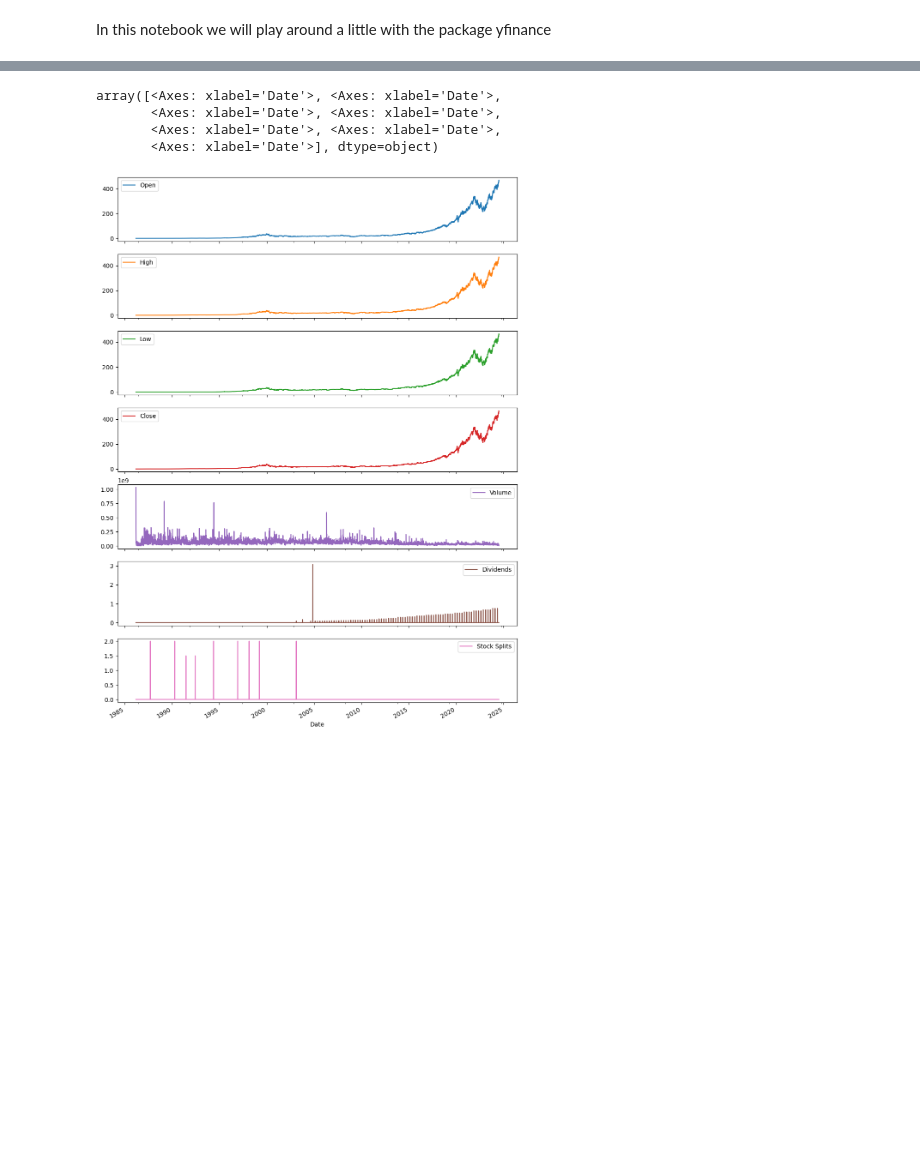
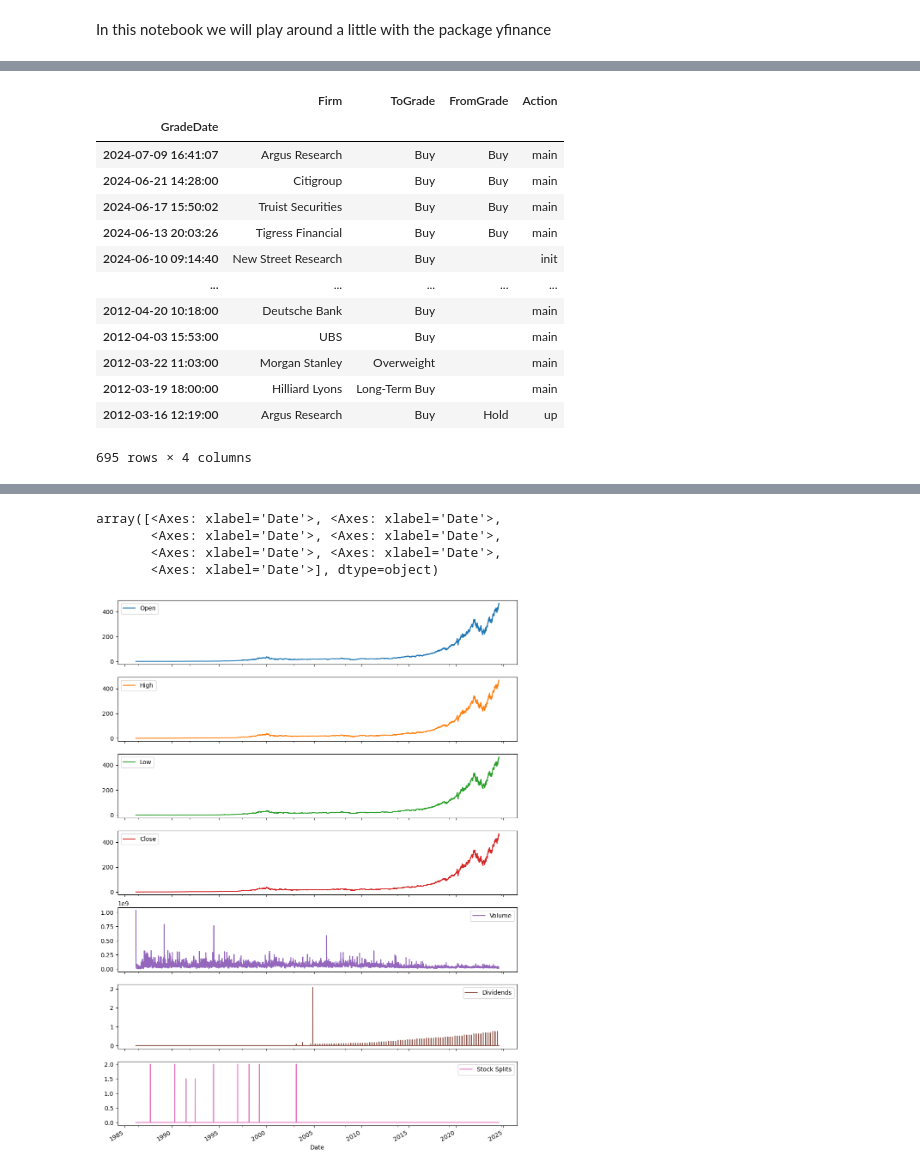
Before and after one commit to HiggsP10/Portfolio_Optimization, a Jupyter notebook: notebooks/arvind-work.ipynb, the cells around one changed output, grey strips where cells are left out. Saved outputs shown, nothing was run; the diff lists cells and outputs as text; code cells hidden in the pictures; blank space fills up the shorter version.

```diff
--- a/notebooks/arvind-work.ipynb
+++ b/notebooks/arvind-work.ipynb
@@ -487,0 +124,17 @@ goog_options
+# %%
+msft.get_upgrades_downgrades()
+# %% [output]
+|  | Firm | ToGrade | FromGrade | Action |
+| GradeDate |  |  |  |  |
+| 2024-07-09 16:41:07 | Argus Research | Buy | Buy | main |
+| 2024-06-21 14:28:00 | Citigroup | Buy | Buy | main |
+| 2024-06-17 15:50:02 | Truist Securities | Buy | Buy | main |
+| 2024-06-13 20:03:26 | Tigress Financial | Buy | Buy | main |
+| 2024-06-10 09:14:40 | New Street Research | Buy |  | init |
+| ... | ... | ... | ... | ... |
+| 2012-04-20 10:18:00 | Deutsche Bank | Buy |  | main |
+| 2012-04-03 15:53:00 | UBS | Buy |  | main |
+| 2012-03-22 11:03:00 | Morgan Stanley | Overweight |  | main |
+| 2012-03-19 18:00:00 | Hilliard Lyons | Long-Term Buy |  | main |
+| 2012-03-16 12:19:00 | Argus Research | Buy | Hold | up |
+695 rows × 4 columns
```
Also changed, not shown: parts of 76 cells of this notebook.
